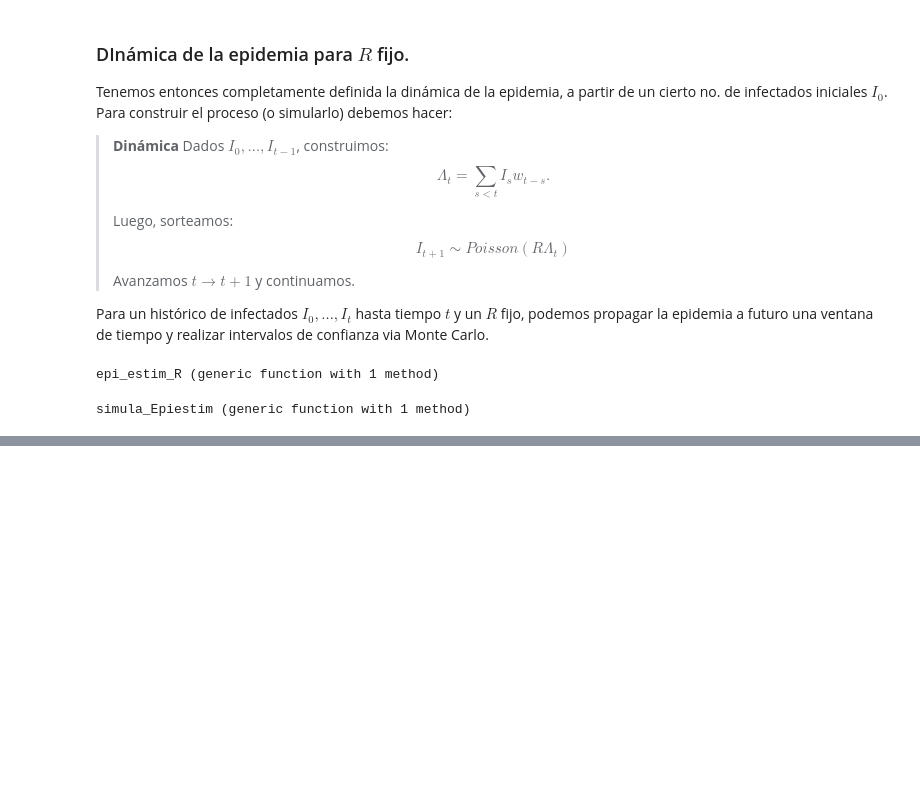
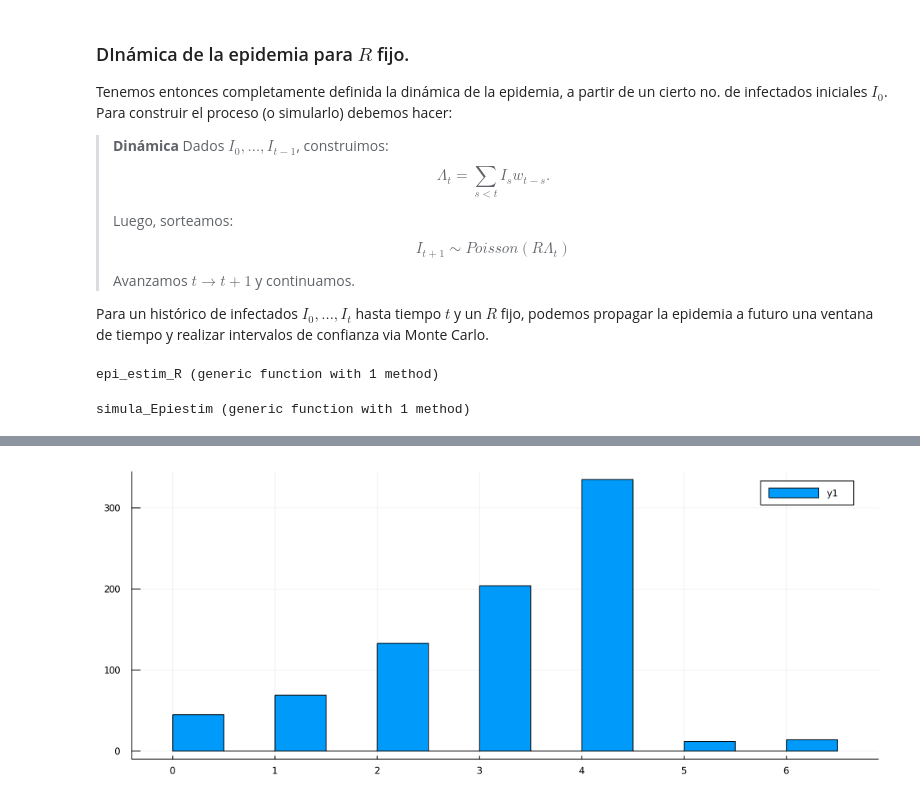
Before and after one commit to aferragu/modelo_epiestim_grafos, a Jupyter notebook: Modelo grafos Epiestim.ipynb, the cells around one changed output, grey strips where cells are left out. Saved outputs shown, nothing was run; the diff lists cells and outputs as text; code cells hidden in the pictures; blank space fills up the shorter version.

```diff
--- a/Modelo grafos Epiestim.ipynb
+++ b/Modelo grafos Epiestim.ipynb
@@ -262,3 +277,10 @@ plot(T,R, ylim=(0,4))
+# %%
+using StatsBase
+q=findall(t_cuarentena.<Inf)
+h=fit(Histogram,t_cuarentena[q]-t_contagio[q])
+plot(h)
+# %% [output]
+[figure, added]
 # %%
 c=distinguishable_colors(3,colorant"red")
 colors = [c[estado[v]] for v in vertices(g)]
```
Also changed, not shown: parts of 8 cells of this notebook, 2 other files.
